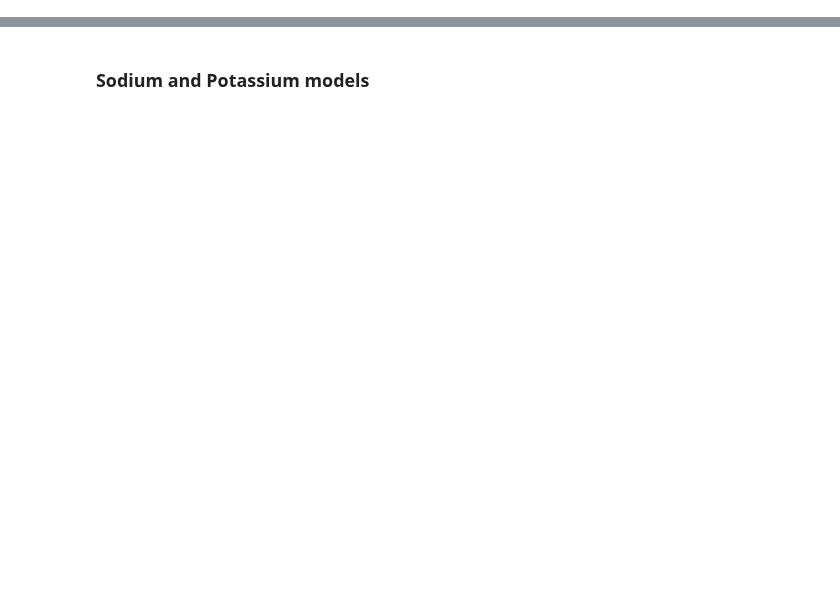
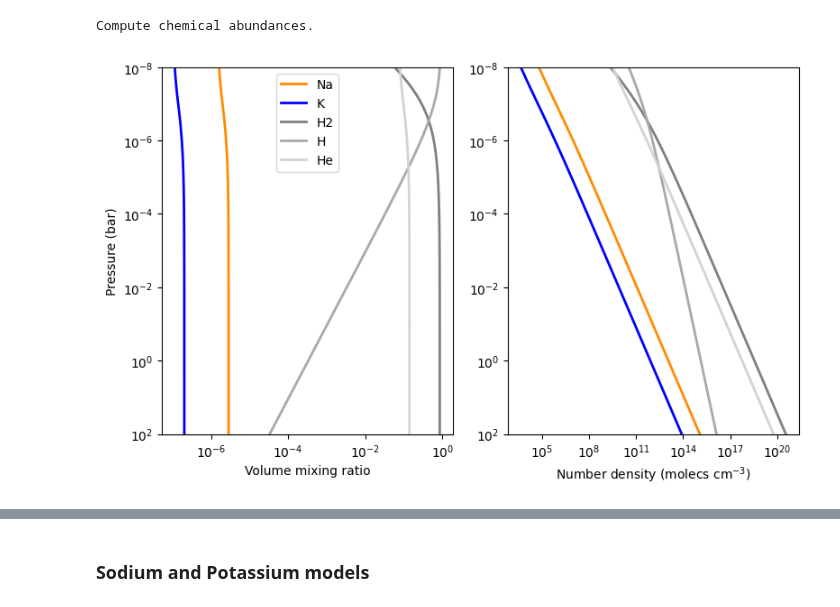
Before and after one commit to pcubillos/pyratbay, a Jupyter notebook: docs/cookbooks/opacity_alkali.ipynb, the cells around one changed output, grey strips where cells are left out. Cells and saved outputs as stored; diff of their text form; code cells hidden in the pictures; blank space fills up the shorter version.

```diff
--- a/docs/cookbooks/opacity_alkali.ipynb
+++ b/docs/cookbooks/opacity_alkali.ipynb
@@ -95 +78,37 @@ None
+# %%
+# A very simple atmosphere with solar abundance in thermochemical equilibrium
+species = ['Na', 'K', 'H2', 'H', 'He']
+net = pa.chemistry('tea', pressure, temperature, species)
+# Number-density profiles under IGL (molecules per cm3)
+number_densities = pa.ideal_gas_density(net.vmr, pressure, temperature)
+
+Na_number_density = number_densities[:,0]
+K_number_density = number_densities[:,1]
+
+
+# Show profiles:
+cols = ['darkorange', 'blue', 'gray', 'darkgray', 'lightgray']
+plt.figure(1, (8,5))
+plt.clf()
+ax = plt.subplot(121)
+for i, spec in enumerate(species):
+    ax.plot(net.vmr[:,i], pressure_bar, color=cols[i], lw=2.0, label=spec)
+ax.set_xscale('log')
+ax.set_yscale('log')
+ax.set_ylim(100, 1e-8)
+ax.set_xlabel('Volume mixing ratio')
+ax.set_ylabel('Pressure (bar)')
+ax.legend(loc='best')
+
+ax = plt.subplot(122)
+for i, spec in enumerate(species):
+    ax.plot(number_densities[:,i], pressure_bar, color=cols[i], lw=2.0, label=spec)
+ax.set_xscale('log')
+ax.set_yscale('log')
+ax.set_ylim(100, 1e-8)
+ax.set_xlabel('Number density (molecs cm$^{-3}$)')
+plt.tight_layout()
+# %% [output]
+Compute chemical abundances.
+[figure, new version]
 # %%
```
Also changed, not shown: parts of 11 cells of this notebook, 14 other files.
